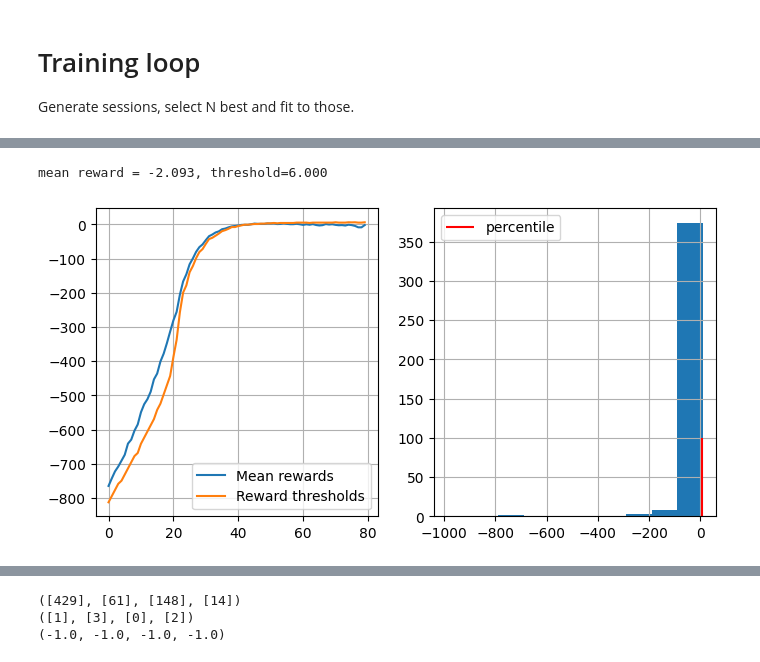
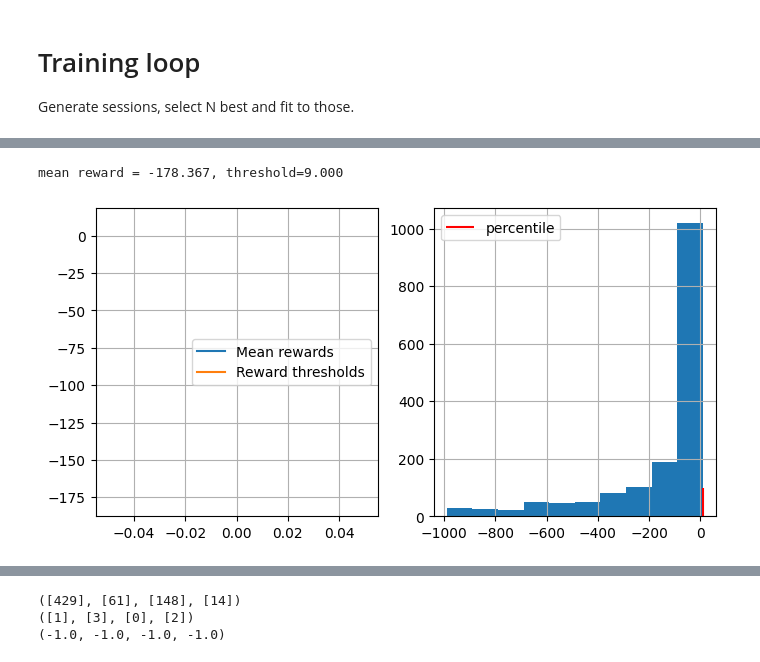
Before and after one commit to GorbatovNik/Practical_RL, a Jupyter notebook: week01_intro/crossentropy_method.ipynb, the cells around one changed output, grey strips where cells are left out. Drawn from its saved outputs; the diff is of its cells as text; code cells hidden in the pictures.

```diff
--- a/week01_intro/crossentropy_method.ipynb
+++ b/week01_intro/crossentropy_method.ipynb
@@ -352,0 +308,17 @@ KeyboardInterrupt:
+# %%
+from tqdm import tqdm
+n_sessions = 800
+percentile = 70
+policy_tuned = policy_softmaxed.copy()
+for dropout_state in tqdm(range(n_states)):
+    policy_tuned[dropout_state] = np.ones(n_actions)/n_actions
+    sessions = [ generate_session(env, policy, t_max=500) for _ in range(n_sessions)]
+    states_batch, actions_batch, rewards_batch = zip(*sessions)
+    elite_states, elite_actions = select_elites(states_batch, actions_batch, rewards_batch, percentile)
+
+    dropout_policy = np.ones(n_actions, dtype = np.float32)
+    for state, action in zip(elite_states, elite_actions):
+        if state == dropout_state:
+            dropout_policy[action] += 1
+    dropout_policy = softmax(dropout_policy*100)
+    policy_tuned[dropout_state] = dropout_policy
@@ -353,13 +342,20 @@ KeyboardInterrupt:
+# %%
+sessions = [ generate_session(env, policy_tuned, t_max=300) for _ in range(2000)]
+states_batch, actions_batch, rewards_batch = zip(*sessions)
+ll = []
+show_progress(rewards_batch, ll, percentile)
+# %% [output]
+mean reward = -178.367, threshold=9.000
+[figure, added]
 # %%
-policy = initialize_policy(n_states, n_actions)
 n_sessions = 450  # sample this many sessions
-percentile = 30  # discard this percentage of sessions with lowest rewards
-learning_rate = 0.5  # how quickly the policy is updated, on a scale from 0 to 1
+percentile = 10  # discard this percentage of sessions with lowest rewards
+learning_rate = 0.3  # how quickly the policy is updated, on a scale from 0 to 1
 
-log = []
+log2 = log.copy()
 
-for i in range(0, 80):
-    %time sessions = [ generate_session(env, policy, t_max=10**3) for _ in range(n_sessions)]
+for i in range(60, 100):
+    %time sessions = [ generate_session(env, policy, t_max=500) for _ in range(n_sessions)]
 
     states_batch, actions_batch, rewards_batch = zip(*sessions)
 
@@ -371,6 +367,3 @@ for i in range(0, 80):
     assert np.allclose(policy.sum(axis=1), np.ones(n_states, dtype=np.float32))
     # display results on chart
     show_progress(rewards_batch, log, percentile)
-# %% [output]
-mean reward = -2.093, threshold=6.000
-[figure, removed]
```
Also changed, not shown: parts of 25 cells of this notebook.
